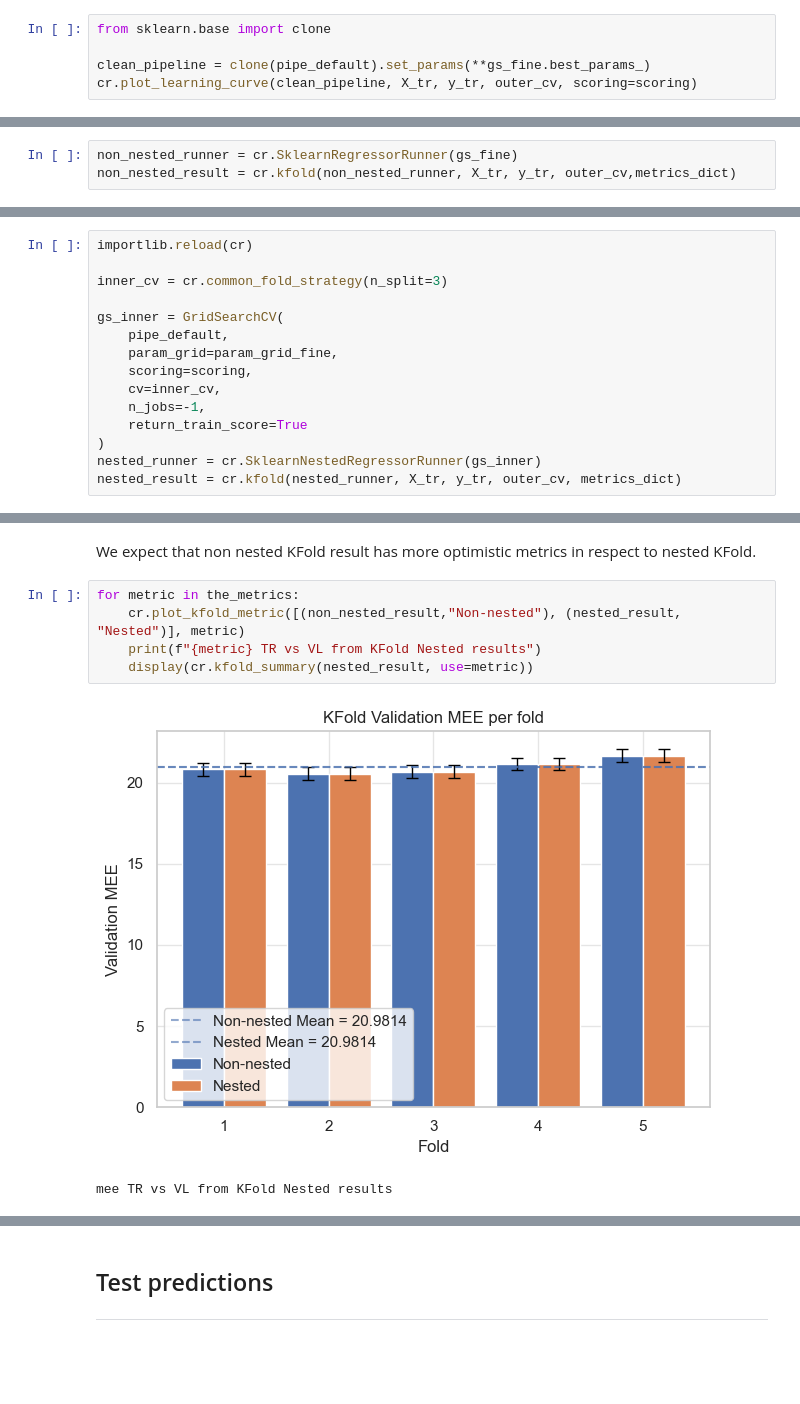
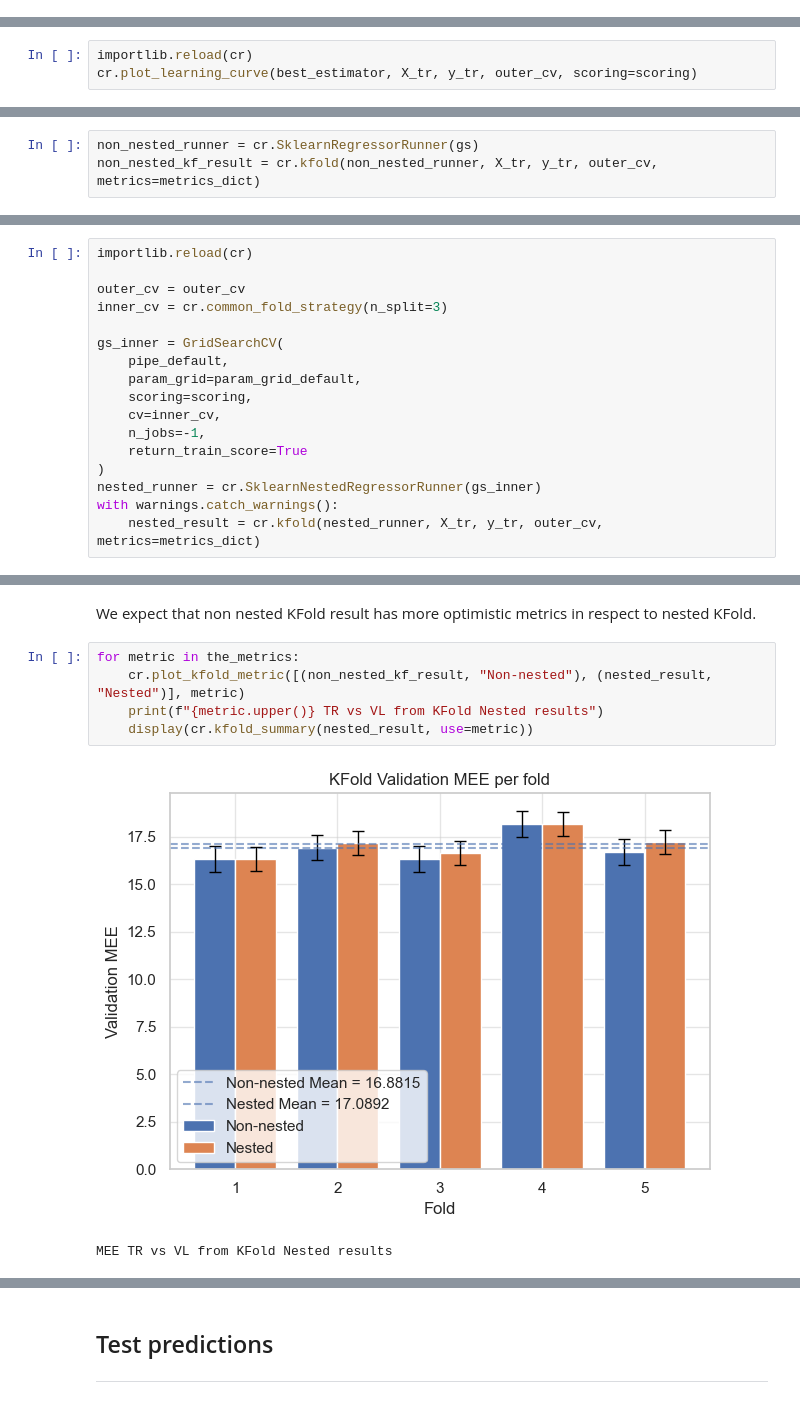
Before and after one commit to Borbico/Machine_Learning_Melaccio, a Jupyter notebook: notebooks/cup_SVM.ipynb, the cells around one changed output, grey strips where cells are left out. Saved outputs shown, nothing was run; the diff lists cells and outputs as text; blank space fills up the shorter version.

```diff
--- a/notebooks/cup_SVM.ipynb
+++ b/notebooks/cup_SVM.ipynb
@@ -239,5 +149,0 @@ Best model: Pipeline(steps=[('scaler', StandardScaler()),
-# %%
-from sklearn.base import clone
-
-clean_pipeline = clone(pipe_default).set_params(**gs_fine.best_params_)
-cr.plot_learning_curve(clean_pipeline, X_tr, y_tr, outer_cv, scoring=scoring)
@@ -245,0 +153,3 @@ cr.plot_learning_curve(clean_pipeline, X_tr, y_tr, outer_cv, scoring=scoring)
+# %%
+importlib.reload(cr)
+cr.plot_learning_curve(best_estimator, X_tr, y_tr, outer_cv, scoring=scoring)
@@ -250,8 +162,8 @@ cr.plot_learning_curve(clean_pipeline, X_tr, y_tr, outer_cv, scoring=scoring)
 # %% [markdown]
 <h3>Non nested Cross Validation</h3>
 # %%
-non_nested_runner = cr.SklearnRegressorRunner(gs_fine)
-non_nested_result = cr.kfold(non_nested_runner, X_tr, y_tr, outer_cv,metrics_dict)
+non_nested_runner = cr.SklearnRegressorRunner(gs)
+non_nested_kf_result = cr.kfold(non_nested_runner, X_tr, y_tr, outer_cv, metrics=metrics_dict)
 # %% [output]
 Perform fold: 1, train size: 400, val size: 100
 
@@ -285,18 +197,20 @@ Best CV func score: 20.9814 ± 0.3950
 # %%
 importlib.reload(cr)
 
+outer_cv = outer_cv
 inner_cv = cr.common_fold_strategy(n_split=3)
 
 gs_inner = GridSearchCV(
     pipe_default,
-    param_grid=param_grid_fine,
+    param_grid=param_grid_default,
     scoring=scoring,
     cv=inner_cv,
     n_jobs=-1,
     return_train_score=True
 )
 nested_runner = cr.SklearnNestedRegressorRunner(gs_inner)
-nested_result = cr.kfold(nested_runner, X_tr, y_tr, outer_cv, metrics_dict)
+with warnings.catch_warnings():
+    nested_result = cr.kfold(nested_runner, X_tr, y_tr, outer_cv, metrics=metrics_dict)
 # %% [output]
 Perform fold: 1, train size: 400, val size: 100
 Grid summary
@@ -322,11 +236,11 @@ Validation           | samples: 100
 <p>We expect that non nested KFold result has more optimistic metrics in respect to nested KFold.</p>
 # %%
 for metric in the_metrics:
-    cr.plot_kfold_metric([(non_nested_result,"Non-nested"), (nested_result, "Nested")], metric)
-    print(f"{metric} TR vs VL from KFold Nested results")
+    cr.plot_kfold_metric([(non_nested_kf_result, "Non-nested"), (nested_result, "Nested")], metric)
+    print(f"{metric.upper()} TR vs VL from KFold Nested results")
     display(cr.kfold_summary(nested_result, use=metric))
 # %% [output]
-[figure, old version]
+[figure, new version]
-mee TR vs VL from KFold Nested results
+MEE TR vs VL from KFold Nested results
 |  | TR | VL | |TR-VL| |
 | Fold |  |  |  |
```
Also changed, not shown: parts of 29 cells of this notebook, 6 other files.
